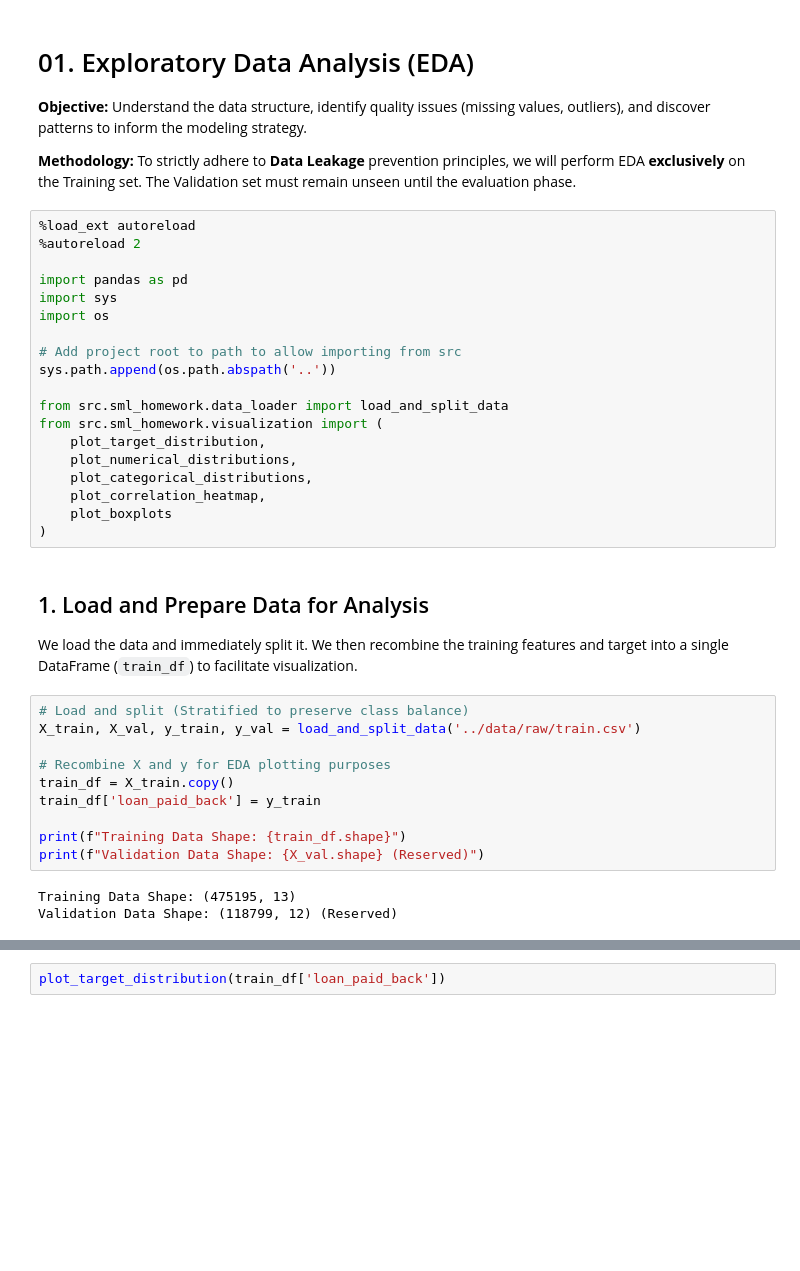
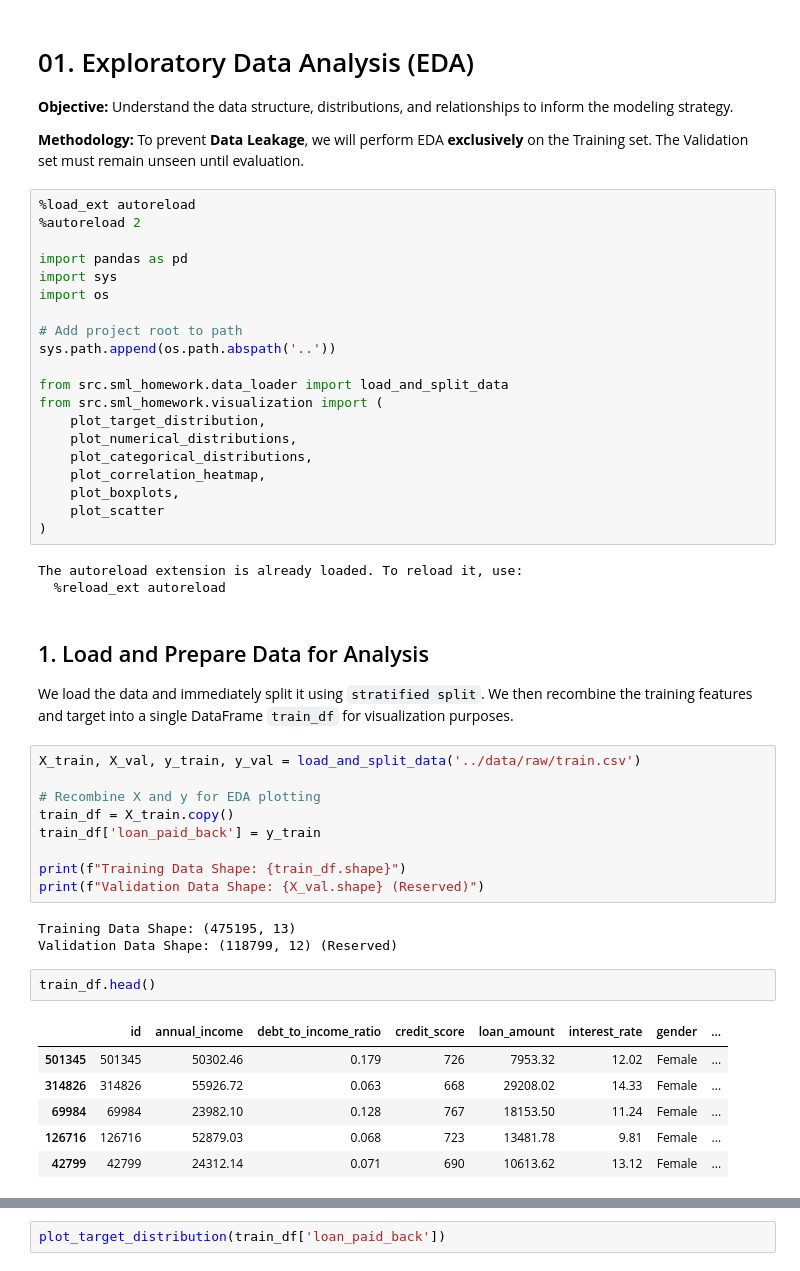
Before and after one commit to dobosipeter/sml_homework, a Jupyter notebook: notebooks/eda.ipynb, the cells around one changed output, grey strips where cells are left out. Drawn from its saved outputs; the diff is of its cells as text; blank space fills up the shorter version.

```diff
--- a/notebooks/eda.ipynb
+++ b/notebooks/eda.ipynb
@@ -1,10 +1,10 @@
 # %% [markdown]
 # 01. Exploratory Data Analysis (EDA)
 
-**Objective:** Understand the data structure, identify quality issues (missing values, outliers), and discover patterns to inform the modeling strategy.
+**Objective:** Understand the data structure, distributions, and relationships to inform the modeling strategy.
 
 **Methodology:**
-To strictly adhere to **Data Leakage** prevention principles, we will perform EDA **exclusively** on the Training set. The Validation set must remain unseen until the evaluation phase.
+To prevent **Data Leakage**, we will perform EDA **exclusively** on the Training set. The Validation set must remain unseen until evaluation.
 # %%
 %load_ext autoreload
 %autoreload 2
@@ -13,7 +13,7 @@ import pandas as pd
 import sys
 import os
 
-# Add project root to path to allow importing from src
+# Add project root to path
 sys.path.append(os.path.abspath('..'))
 
 from src.sml_homework.data_loader import load_and_split_data
@@ -22,17 +22,20 @@ from src.sml_homework.visualization import (
     plot_numerical_distributions,
     plot_categorical_distributions,
     plot_correlation_heatmap,
-    plot_boxplots
+    plot_boxplots,
+    plot_scatter
 )
+# %% [output]
+The autoreload extension is already loaded. To reload it, use:
+  %reload_ext autoreload
 # %% [markdown]
 ## 1. Load and Prepare Data for Analysis
 
-We load the data and immediately split it. We then recombine the training features and target into a single DataFrame (`train_df`) to facilitate visualization.
+We load the data and immediately split it using `stratified split`. We then recombine the training features and target into a single DataFrame `train_df` for visualization purposes.
 # %%
-# Load and split (Stratified to preserve class balance)
 X_train, X_val, y_train, y_val = load_and_split_data('../data/raw/train.csv')
 
-# Recombine X and y for EDA plotting purposes
+# Recombine X and y for EDA plotting
 train_df = X_train.copy()
 train_df['loan_paid_back'] = y_train
 
@@ -41,6 +44,15 @@ print(f"Validation Data Shape: {X_val.shape} (Reserved)")
 # %% [output]
 Training Data Shape: (475195, 13)
 Validation Data Shape: (118799, 12) (Reserved)
+# %%
+train_df.head()
+# %% [output]
+|  | id | annual_income | debt_to_income_ratio | credit_score | loan_amount | interest_rate | gender | ... |
+| 501345 | 501345 | 50302.46 | 0.179 | 726 | 7953.32 | 12.02 | Female | ... |
+| 314826 | 314826 | 55926.72 | 0.063 | 668 | 29208.02 | 14.33 | Female | ... |
+| 69984 | 69984 | 23982.10 | 0.128 | 767 | 18153.50 | 11.24 | Female | ... |
+| 126716 | 126716 | 52879.03 | 0.068 | 723 | 13481.78 | 9.81 | Female | ... |
+| 42799 | 42799 | 24312.14 | 0.071 | 690 | 10613.62 | 13.12 | Female | ... |
 # %% [markdown]
 ## 2. Target Variable Analysis (Class Imbalance)
 
```
Also changed, not shown: parts of 9 cells of this notebook, 2 other files.
